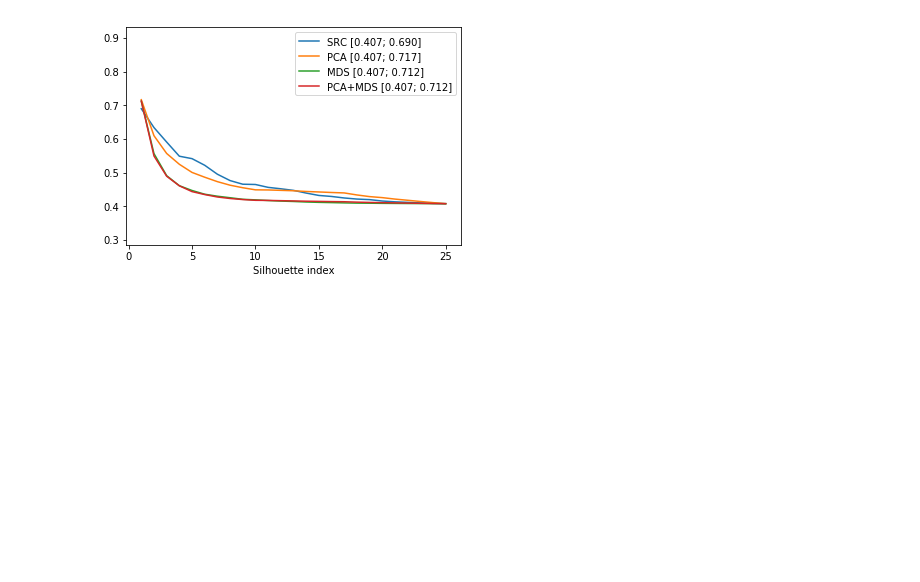
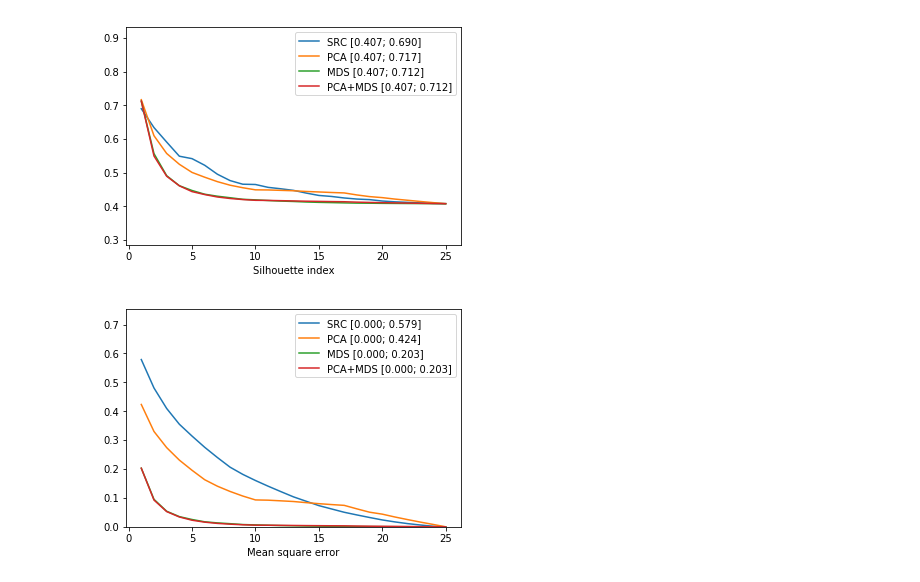
Before and after one commit to mestydone/dimensionality_reduction, a Jupyter notebook: DR.ipynb, the cells around one changed output. Drawn from its saved outputs; the diff is of its cells as text; code cells hidden in the pictures; blank space fills up the shorter version.

```diff
--- a/DR.ipynb
+++ b/DR.ipynb
@@ -250,3 +295,40 @@ drawer.plot_multiline(
     ).show()
 # %% [output]
 [figure]
+# %%
+
+def calc_err(points):
+    points_copy = points.copy()
+
+    for i in range(len(points_copy)):
+        points_copy -= points_copy.mean()
+
+    if (len(points) == 1):
+        return np.var(points[0])
+    else:
+        cov_mat = np.cov(points)
+        e_vals, e_vecs = np.linalg.eig(cov_mat)
+        return sum(e_vals)
+
+
+dim = len(mds_data_list)
+
+src_err = np.empty(dim)
+pca_err =  np.empty(dim)
+mds_err =  np.empty(dim)
+pca_mds_err = np.empty(dim)
+for i in range(0, len(mds_data_list)):
+    src_err[i] = calc_err(source_data[:i+1])
+    pca_err[i] = calc_err(pca_data[:i+1])
+    mds_err[i] = calc_err(mds_data_list[i])
+    pca_mds_err[i] = calc_err(pca_mds_data_list[i])
+
+err_list = [src_err, pca_err, mds_err, pca_mds_err]
+for l in err_list:
+    var = l.max()
+    for i in range(len(l)):
+        l[i] = (var - l[i]) / var
+
+drawer.plot_multiline(err_list, legend=['SRC', 'PCA', 'MDS', 'PCA+MDS'], label='Mean square error').show()
+# %% [output]
+[figure, added]
```
Also changed, not shown: parts of 12 cells of this notebook, 1 other file.
